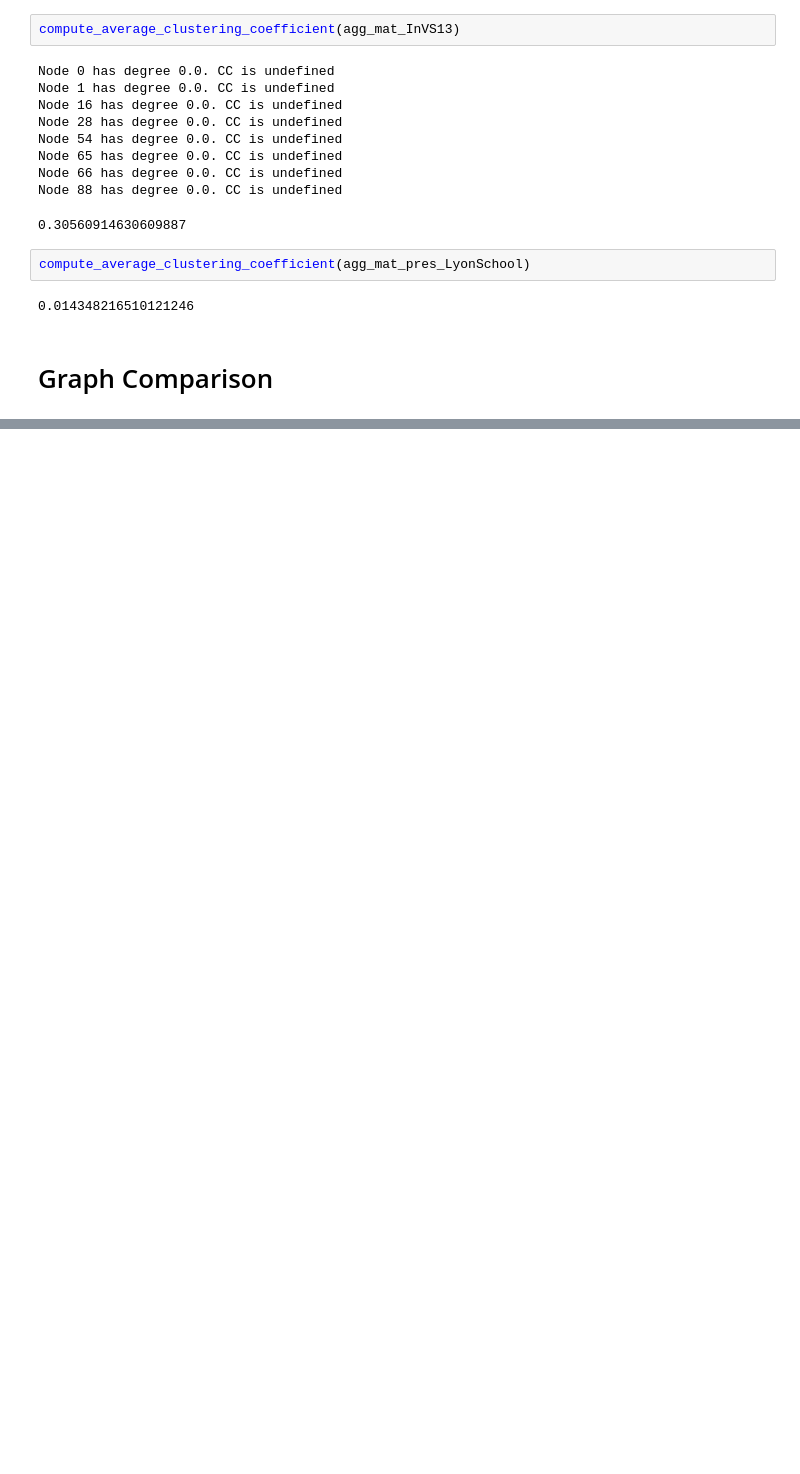
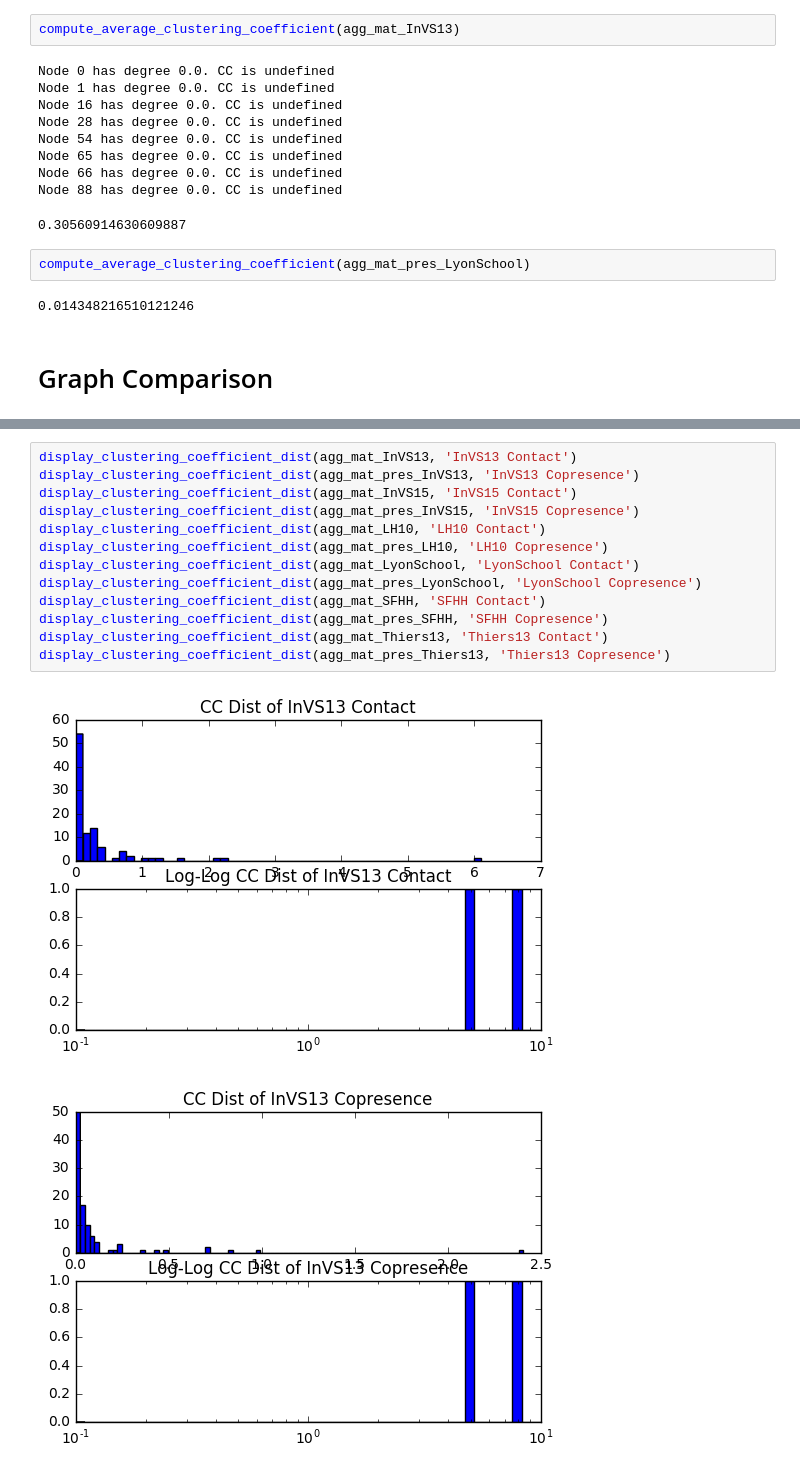
Before and after one commit to ConradHougen/GraphEpidemicEstimation, a Jupyter notebook: graph_stats.ipynb, the cells around one changed output, grey strips where cells are left out. Cells and saved outputs as stored; diff of their text form; blank space fills up the shorter version.

```diff
--- a/graph_stats.ipynb
+++ b/graph_stats.ipynb
@@ -234,0 +447,16 @@ compute_average_clustering_coefficient(agg_mat_pres_LyonSchool)
+# %%
+display_clustering_coefficient_dist(agg_mat_InVS13, 'InVS13 Contact')
+display_clustering_coefficient_dist(agg_mat_pres_InVS13, 'InVS13 Copresence')
+display_clustering_coefficient_dist(agg_mat_InVS15, 'InVS15 Contact')
+display_clustering_coefficient_dist(agg_mat_pres_InVS15, 'InVS15 Copresence')
+display_clustering_coefficient_dist(agg_mat_LH10, 'LH10 Contact')
+display_clustering_coefficient_dist(agg_mat_pres_LH10, 'LH10 Copresence')
+display_clustering_coefficient_dist(agg_mat_LyonSchool, 'LyonSchool Contact')
+display_clustering_coefficient_dist(agg_mat_pres_LyonSchool, 'LyonSchool Copresence')
+display_clustering_coefficient_dist(agg_mat_SFHH, 'SFHH Contact')
+display_clustering_coefficient_dist(agg_mat_pres_SFHH, 'SFHH Copresence')
+display_clustering_coefficient_dist(agg_mat_Thiers13, 'Thiers13 Contact')
+display_clustering_coefficient_dist(agg_mat_pres_Thiers13, 'Thiers13 Copresence')
+# %% [output]
+[figure, added]
+[figure, added]
```
Also changed, not shown: parts of 10 cells of this notebook.
